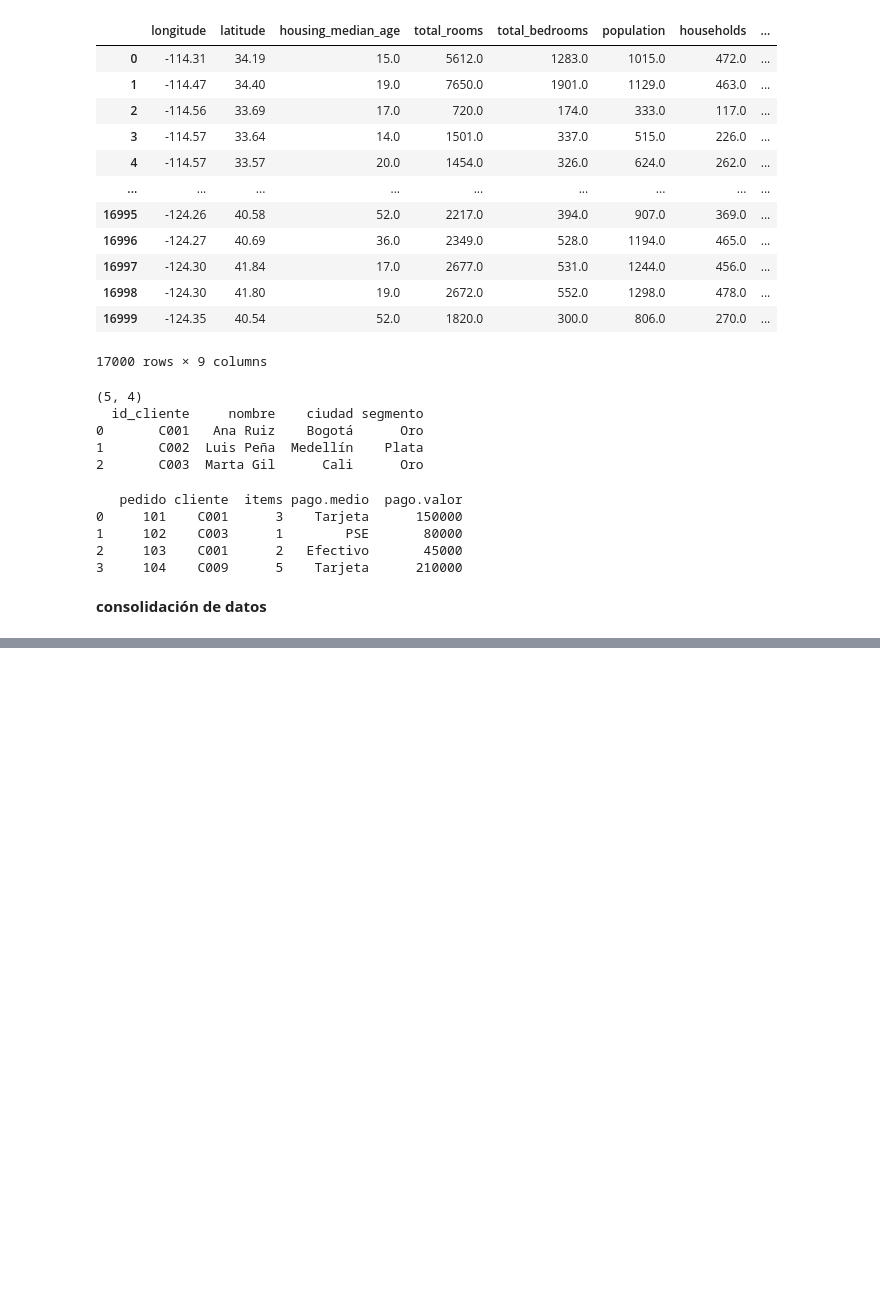
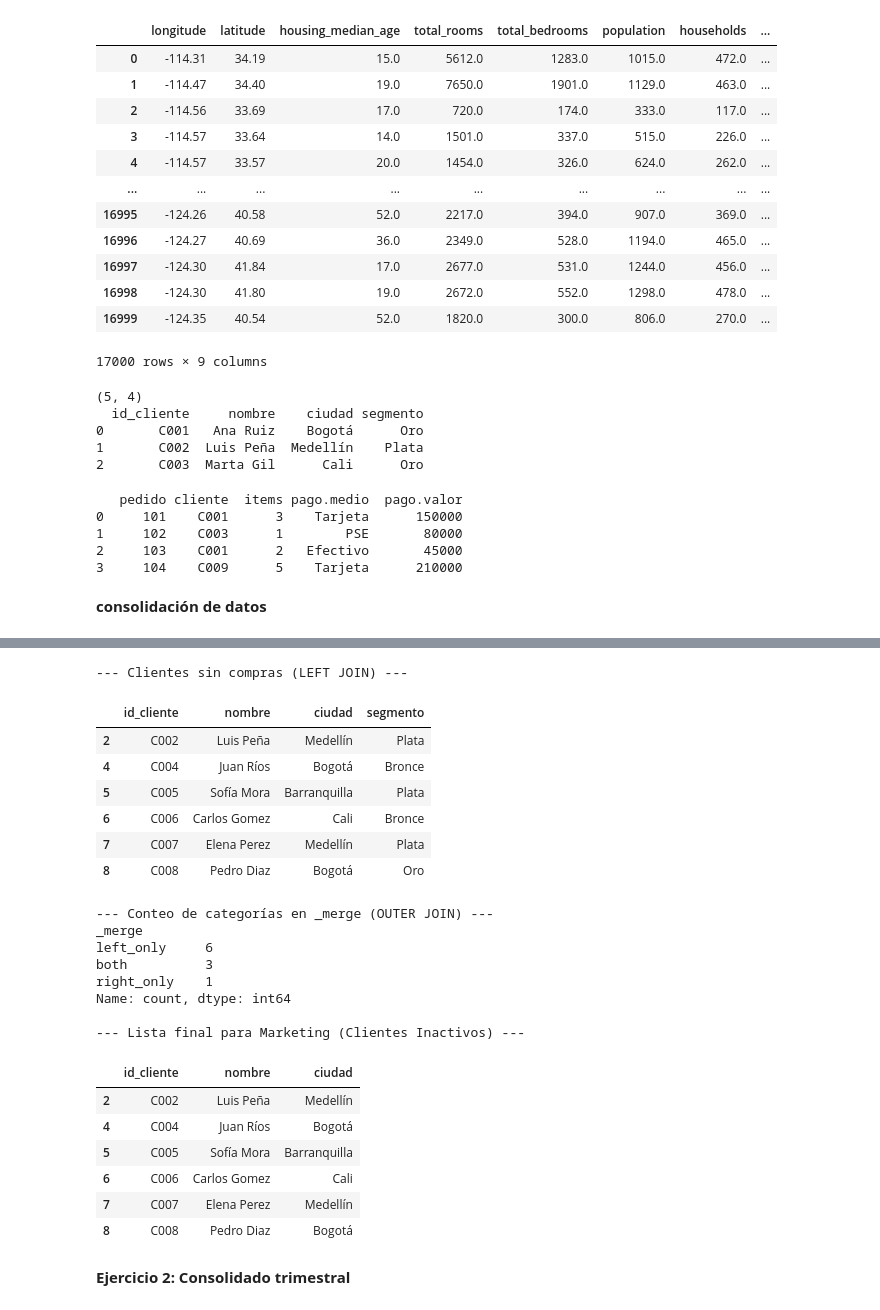
Before and after one commit to Kusanagi1984/Unicafam_Modelos_Analiticos_Indra, a Jupyter notebook: Sesion3_Integracion_de_datos.ipynb, the cells around one changed output, grey strips where cells are left out. Cells and saved outputs as stored; diff of their text form; code cells hidden in the pictures; blank space fills up the shorter version.

```diff
--- a/Sesion3_Integracion_de_datos.ipynb
+++ b/Sesion3_Integracion_de_datos.ipynb
@@ -121,0 +148,44 @@ consolidado
+# %%
+# 2. Haz un LEFT JOIN con pedidos y lista los clientes sin compras
+clientes_pedidos_left = pd.merge(clientes, pedidos, left_on="id_cliente", right_on="cliente", how="left")
+clientes_sin_compras = clientes_pedidos_left[clientes_pedidos_left["pedido"].isna()]
+
+print("\n--- Clientes sin compras (LEFT JOIN) ---")
+display(clientes_sin_compras[["id_cliente", "nombre", "ciudad", "segmento"]])
+
+# 3. Haz un OUTER JOIN con indicator=True y cuenta cada categoría de _merge
+outer_merge = pd.merge(clientes, pedidos, left_on="id_cliente", right_on="cliente", how="outer", indicator=True)
+print("\n--- Conteo de categorías en _merge (OUTER JOIN) ---")
+print(outer_merge["_merge"].value_counts())
+
+# 4. Escribe la lista final para marketing
+# Clientes inactivos (nunca han comprado)
+lista_marketing = clientes_sin_compras[["id_cliente", "nombre", "ciudad"]].copy()
+print("\n--- Lista final para Marketing (Clientes Inactivos) ---")
+display(lista_marketing)
+# %% [output]
+--- Clientes sin compras (LEFT JOIN) ---
+|  | id_cliente | nombre | ciudad | segmento |
+| 2 | C002 | Luis Peña | Medellín | Plata |
+| 4 | C004 | Juan Ríos | Bogotá | Bronce |
+| 5 | C005 | Sofía Mora | Barranquilla | Plata |
+| 6 | C006 | Carlos Gomez | Cali | Bronce |
+| 7 | C007 | Elena Perez | Medellín | Plata |
+| 8 | C008 | Pedro Diaz | Bogotá | Oro |
+--- Conteo de categorías en _merge (OUTER JOIN) ---
+_merge
+left_only     6
+both          3
+right_only    1
+Name: count, dtype: int64
+
+--- Lista final para Marketing (Clientes Inactivos) ---
+|  | id_cliente | nombre | ciudad |
+| 2 | C002 | Luis Peña | Medellín |
+| 4 | C004 | Juan Ríos | Bogotá |
+| 5 | C005 | Sofía Mora | Barranquilla |
+| 6 | C006 | Carlos Gomez | Cali |
+| 7 | C007 | Elena Perez | Medellín |
+| 8 | C008 | Pedro Diaz | Bogotá |
+# %% [markdown]
+**Ejercicio 2: Consolidado trimestral**
```
Also changed, not shown: parts of 16 cells of this notebook.
